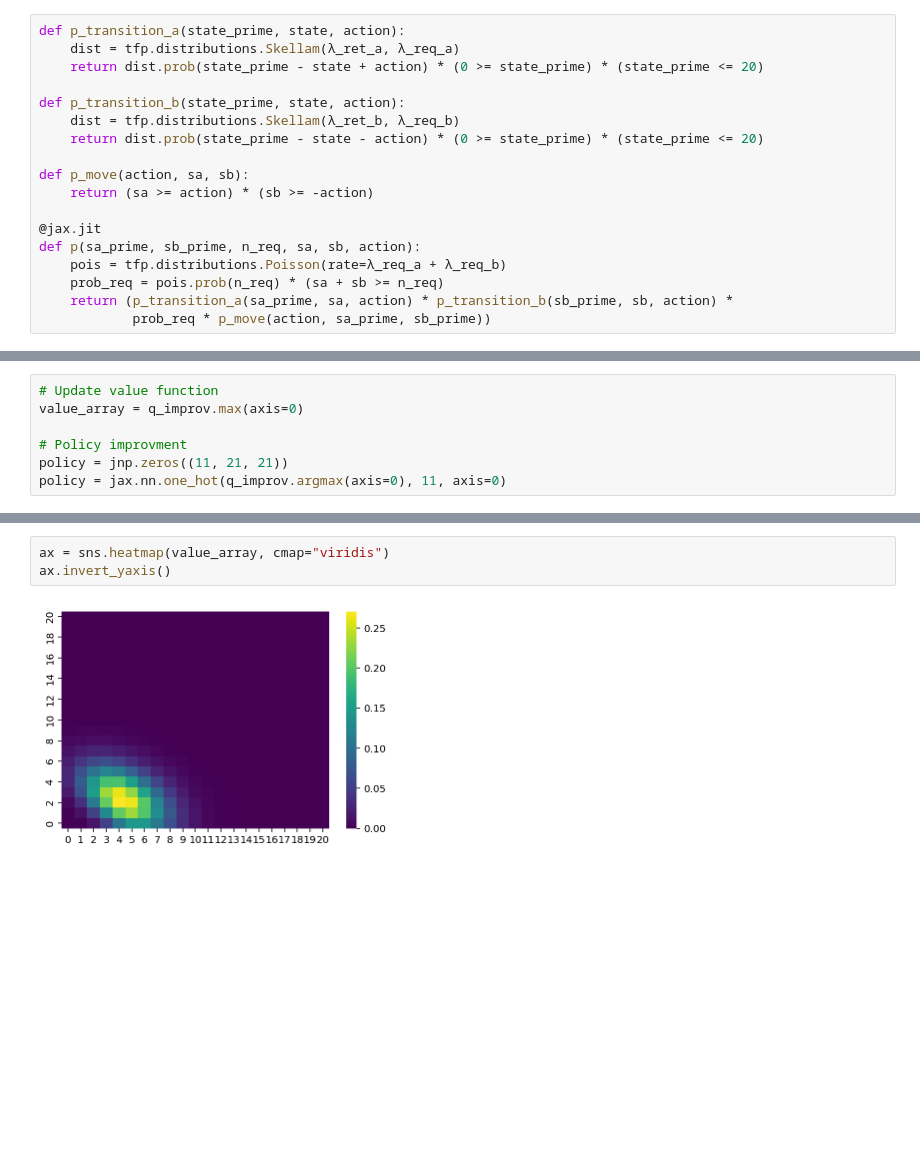
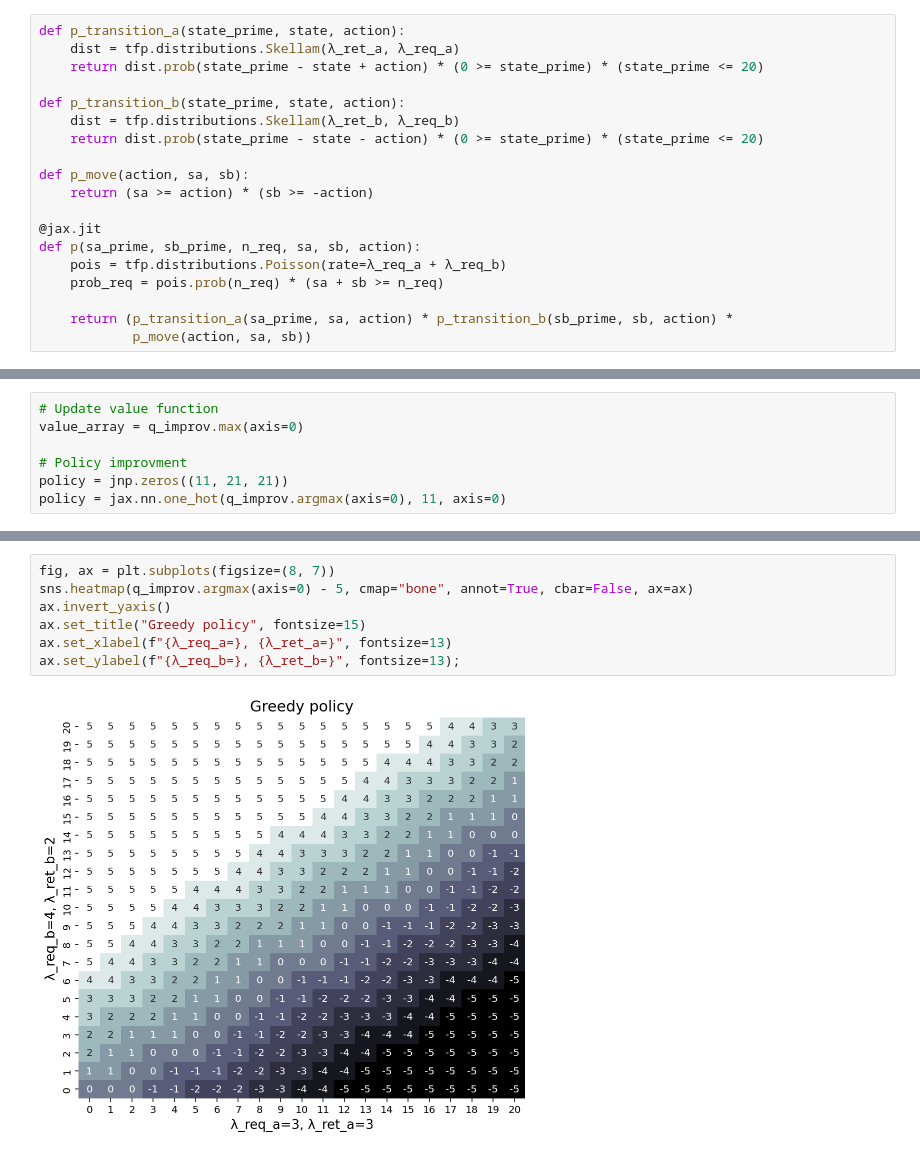
Before and after one commit to gerdm/reinforcement-learning, a Jupyter notebook: ch04/jacks-car-rental.ipynb, the cells around one changed output, grey strips where cells are left out. Cells and saved outputs as stored; diff of their text form; blank space fills up the shorter version.

```diff
--- a/ch04/jacks-car-rental.ipynb
+++ b/ch04/jacks-car-rental.ipynb
@@ -180,8 +180,9 @@ def p_move(action, sa, sb):
 def p(sa_prime, sb_prime, n_req, sa, sb, action):
     pois = tfp.distributions.Poisson(rate=λ_req_a + λ_req_b)
     prob_req = pois.prob(n_req) * (sa + sb >= n_req)
+
     return (p_transition_a(sa_prime, sa, action) * p_transition_b(sb_prime, sb, action) *
-            prob_req * p_move(action, sa_prime, sb_prime))
+            p_move(action, sa, sb))
 # %%
 num_params = 6
 
@@ -291,6 +293,10 @@ DeviceArray([[-5,  0,  0,  0,  0,  0,  0,  0,  0,  0,  0,  0,  0,  0,  0,  0,  0
 # %%
-ax = sns.heatmap(value_array, cmap="viridis")
+fig, ax = plt.subplots(figsize=(8, 7))
+sns.heatmap(q_improv.argmax(axis=0) - 5, cmap="bone", annot=True, cbar=False, ax=ax)
 ax.invert_yaxis()
+ax.set_title("Greedy policy", fontsize=15)
+ax.set_xlabel(f"{λ_req_a=}, {λ_ret_a=}", fontsize=13)
+ax.set_ylabel(f"{λ_req_b=}, {λ_ret_b=}", fontsize=13);
 # %% [output]
-[figure, old version]
+[figure, new version]
 # %% [markdown]
```
Also changed, not shown: parts of 19 cells of this notebook.
